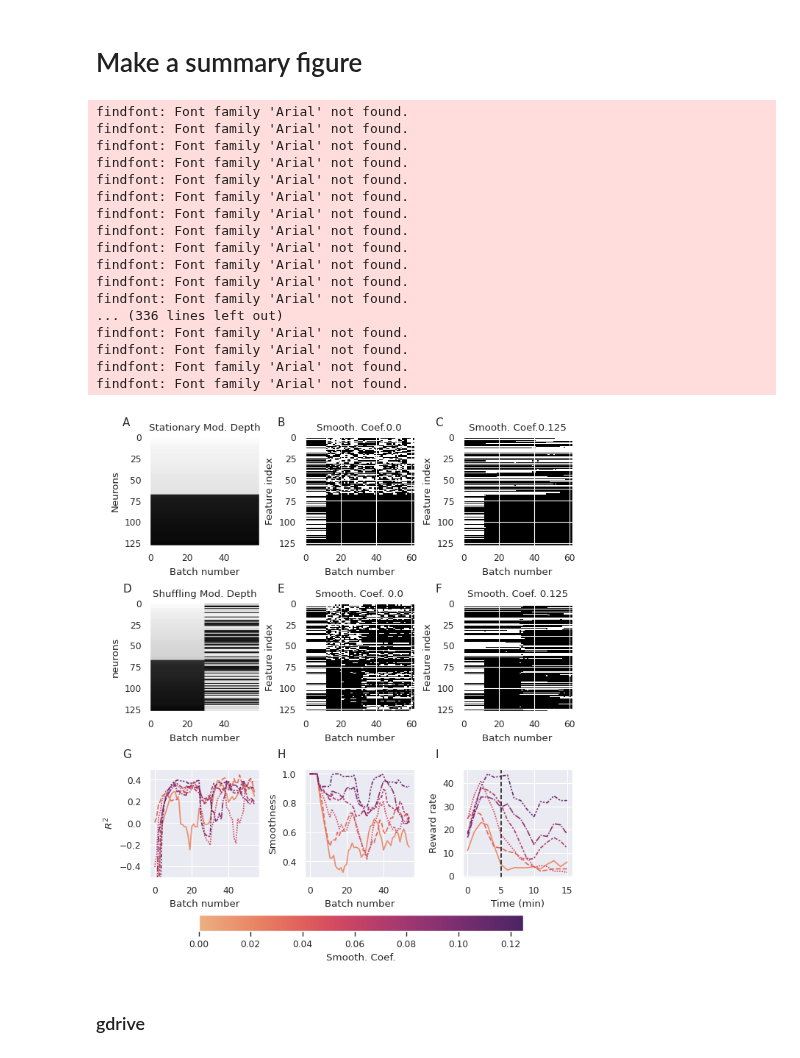
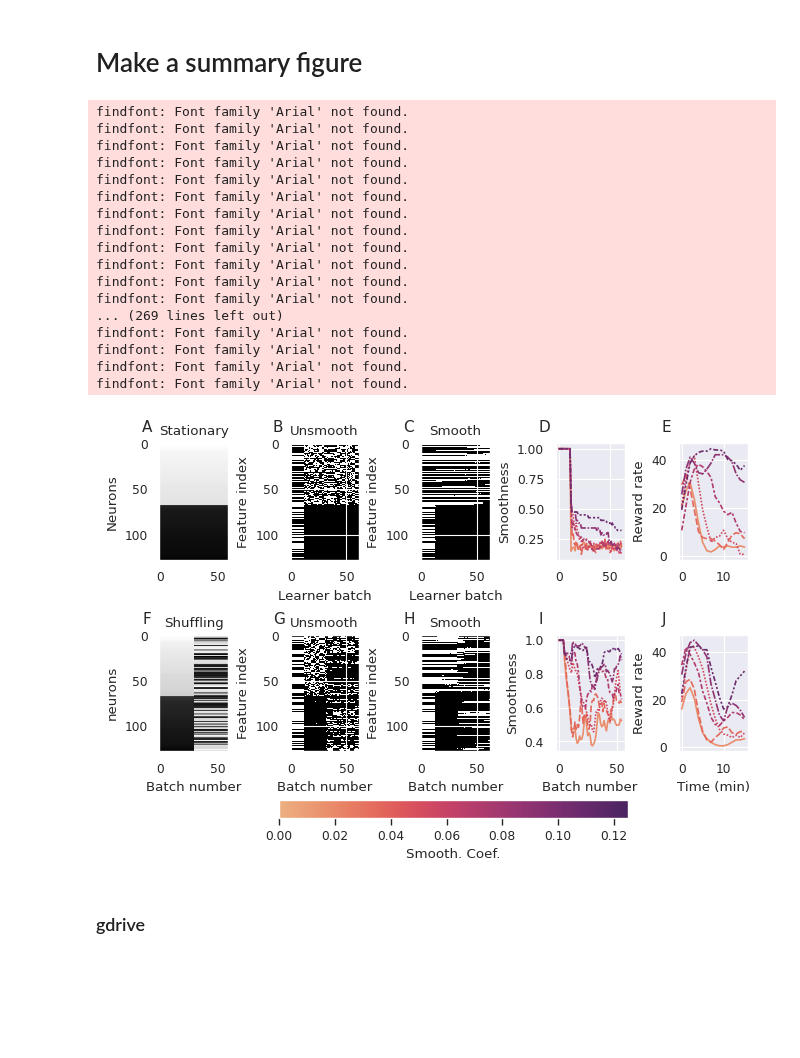
Before and after one commit to sijia66/adaptive_feature_selection, a Jupyter notebook: figure5_convex_algorithm_shuffled_encoder/231019_afs_change_encoder_convex_lasso.ipynb, the cells around one changed output. Saved outputs shown, nothing was run; the diff lists cells and outputs as text; code cells hidden in the pictures; blank space fills up the shorter version.

```diff
--- a/figure5_convex_algorithm_shuffled_encoder/231019_afs_change_encoder_convex_lasso.ipynb
+++ b/figure5_convex_algorithm_shuffled_encoder/231019_afs_change_encoder_convex_lasso.ipynb
@@ -532,6 +532,15 @@ new_sim_c = exp_data_all_stationary[0]['feature_selection']['new_sim_c']
 sim_c = exp_data_all_stationary[0]['feature_selection']['sim_C']
 encoder_weight_change_stationary = calculate_encoder_weight_change(sim_c, new_sim_c=new_sim_c,
                                         include_new_sim_c=True, nnum_of_repeats_before=30, num_of_repeats_after=30)
+# %%
+import pickle
+# this is loaded from 231019_afs_grid_random_start_smoothness_sparsity
+# load the pickle file for the stationary encoder
+with open(data_dump_folder + 'smooth_and_reward_dict.pkl', 'rb') as f:
+    smooth_and_reward_dict = pickle.load(f)
+
+smoothness_conds_by_batch_stationary = smooth_and_reward_dict['smoothness_conds_by_batch']
+reward_rate_all_stationary = smooth_and_reward_dict['reward_rate_all']
 # %% [markdown]
 ## make a summary figure
 # %%
@@ -607,7 +616,7 @@ num_rows = 3 # three rows, one row for stationary encoder, 2 rows for shuffling
 num_cols = 3 # three columns, one column for each smoothness coefficient, sort of
 
 # let's make a summary plot
-summary_figure, summary_axes_stationary_shuffling = subplots_with_labels(3, 3, figsize = (6.5, 7.5))
+summary_figure, summary_axes_stationary_shuffling = subplots_with_labels(2, 5, figsize = (6.5, 4.5))
 
 # the first row is the stationary encoder
 ax_feat_activity = summary_axes_stationary_shuffling[0,:]
@@ -616,8 +625,8 @@ ax_feat_activity[0].imshow(encoder_weight_change_stationary, cmap = 'gray',
                                           aspect = 'auto')
 ax_feat_activity[0].grid(False)
 ax_feat_activity[0].set_ylabel('Neurons')
-ax_feat_activity[0].set_title('Stationary Mod. Depth')
-ax_feat_activity[0].set_xlabel('Batch number')
+ax_feat_activity[0].set_title('Stationary')
+
 
 
 for i, (e, a, s) in enumerate(zip(exp_data_all_stationary,
@@ -626,12 +635,19 @@ for i, (e, a, s) in enumerate(zip(exp_data_all_stationary,
                             ax = a)
 
     #only title the exp if there are three exp, right.
-    a.set_title(f'Smooth. Coef.{np.round(s, decimals = ROUND_DECIMALS)}')
-    a.set_xlabel('Batch number')
+summary_axes_stationary_shuffling[0,1].set_title(f'Unsmooth')
+summary_axes_stationary_shuffling[0,2].set_title(f'Smooth')
 
 
+sns.lineplot(data=smoothness_conds_by_batch_stationary.T, palette=colors,
+             ax=summary_axes_stationary_shuffling[0,3], legend=False)
 
+sns.lineplot(data=reward_rate_all_stationary.T, palette=colors,
+             ax=summary_axes_stationary_shuffling[0,4], legend=False)
 
+summary_axes_stationary_shuffling[0,3].set_ylabel('Smoothness')
+summary_axes_stationary_shuffling[0,4].set_ylabel('Reward rate')
+#################################################################################
 # the next two rows, we quantify the shuffling encoder case
 summary_axes = summary_axes_stationary_shuffling[1:,:]
 
@@ -641,14 +657,14 @@ summary_axes[0,0].imshow(encoder_weight_change_shuffle, cmap = 'gray',
                                           aspect = 'auto')
 summary_axes[0,0].grid(False)
 summary_axes[0,0].set_ylabel('neurons')
-summary_axes[0,0].set_title('Shuffling Mod. Depth')
+summary_axes[0,0].set_title('Shuffling')
 summary_axes[0,0].set_xlabel('Batch number')
 
 # plot the feature selection results
 plot_feature_selection(exp_data_all[0]['feature_selection']['feat_set'], ax = summary_axes[0,1])
 plot_feature_selection(exp_data_all[-1]['feature_selection']['feat_set'], ax = summary_axes[0,2])
-summary_axes[0,1].set_title(f'Smooth. Coef. {smoothness_array[0]}')
-summary_axes[0,2].set_title(f'Smooth. Coef. {smoothness_array[-1]}')
+summary_axes[0,1].set_title(f'Unsmooth')
+summary_axes[0,2].set_title(f'Smooth')
 summary_axes[0,1].set_xlabel('Batch number')
 summary_axes[0,2].set_xlabel('Batch number')
 
@@ -669,49 +685,46 @@ sm = plt.cm.ScalarMappable(cmap="flare", norm=norm)
 # summary_axes[0,1].set_ylabel('Number of features')
 # summary_axes[0,1].set_title('Number of features selected')
 
-# plot the relevance of the features
-sns.lineplot(data=R_2_over_batches_all_exp_gap_ma, palette=colors, ax=summary_axes[1,0], legend=False)
-summary_axes[1,0].set_xlabel('Batch number')
-summary_axes[1,0].set_ylabel(r'$R^2$')
-summary_axes[1,0].set_ylim([-0.5, 0.5])
 
 # plot the smoothness of the features
-sns.lineplot(data=smoothness_conds_by_batch_ma.T, palette=colors, ax=summary_axes[1,1], legend=False)
-summary_axes[1,1].set_xlabel('Batch number')
-summary_axes[1,1].set_ylabel('Smoothness')
+sns.lineplot(data=smoothness_conds_by_batch_ma.T, palette=colors,
+             ax=summary_axes_stationary_shuffling[1,3], legend=False)
+summary_axes_stationary_shuffling[1,3].set_xlabel('Batch number')
+summary_axes_stationary_shuffling[1,3].set_ylabel('Smoothness')
 
 # plot the reward rate
-sns.lineplot(data=reward_rate_all.T, palette=colors, ax=summary_axes[1,2], legend=False)
-summary_axes[1,2].set_ylabel('Reward rate')
-summary_axes[1,2].set_xlabel('Time (min)')
-# add a vertical line that shows encoder shuffline
-summary_axes[1,2].axvline(x=encoder_shuffling_time, color='k', linestyle='--')
+sns.lineplot(data=reward_rate_all.T, palette=colors,
+             ax=summary_axes_stationary_shuffling[1,4], legend=False)
+summary_axes_stationary_shuffling[1,4].set_ylabel('Reward rate')
+summary_axes_stationary_shuffling[1,4].set_xlabel('Time (min)')
+# # add a vertical line that shows encoder shuffline
+# summary_axes[1,2].axvline(x=encoder_shuffling_time, color='k', linestyle='--')
 
 
 
-cbar = summary_figure.colorbar(sm, ax=summary_axes[1,:],
+cbar = summary_figure.colorbar(sm, ax=summary_axes_stationary_shuffling[1],
                  orientation='horizontal',
                  location = "bottom")
 cbar.set_label('Smooth. Coef.')
 # %% [output]
 findfont: Font family 'Arial' not found.
 findfont: Font family 'Arial' not found.
 findfont: Font family 'Arial' not found.
 findfont: Font family 'Arial' not found.
 findfont: Font family 'Arial' not found.
 findfont: Font family 'Arial' not found.
 findfont: Font family 'Arial' not found.
 findfont: Font family 'Arial' not found.
 findfont: Font family 'Arial' not found.
 findfont: Font family 'Arial' not found.
 findfont: Font family 'Arial' not found.
 findfont: Font family 'Arial' not found.
-... (336 lines left out)
+... (269 lines left out)
 findfont: Font family 'Arial' not found.
 findfont: Font family 'Arial' not found.
 findfont: Font family 'Arial' not found.
 findfont: Font family 'Arial' not found.
-[figure, old version]
+[figure, new version]
 # %% [markdown]
 ### gdrive
 # %%
```
Also changed, not shown: parts of 6 cells of this notebook, 5 other files.
